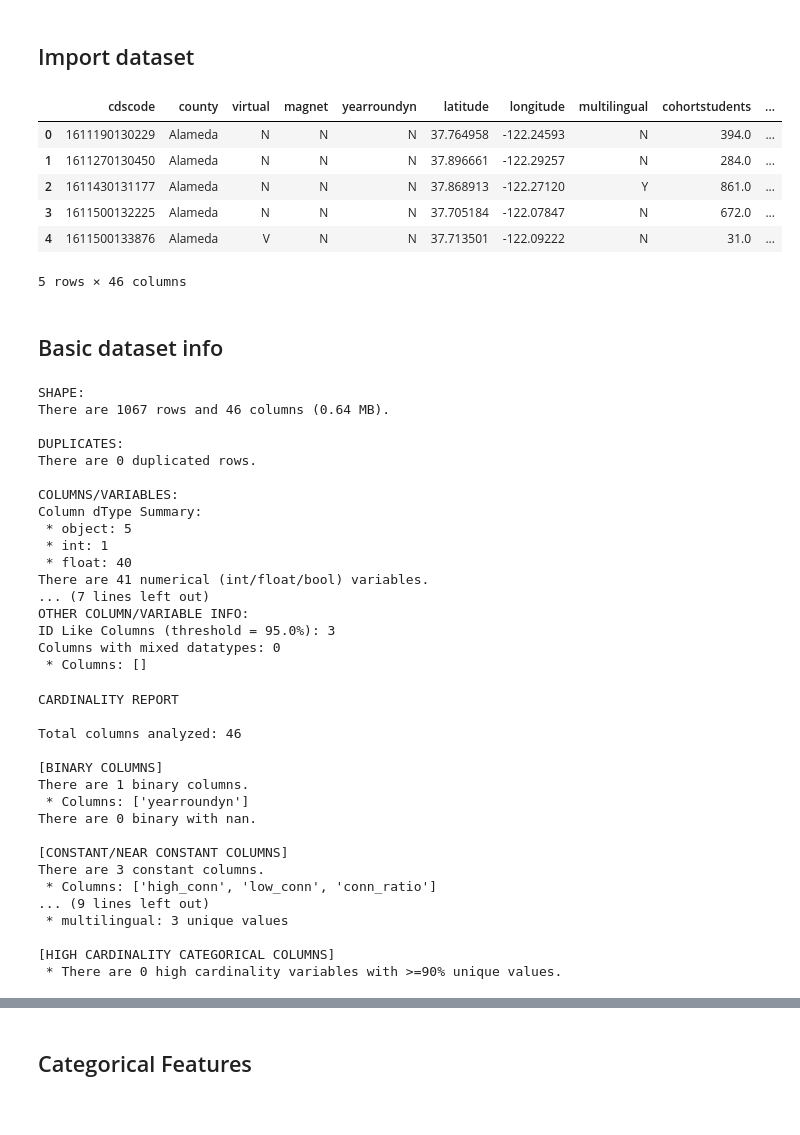
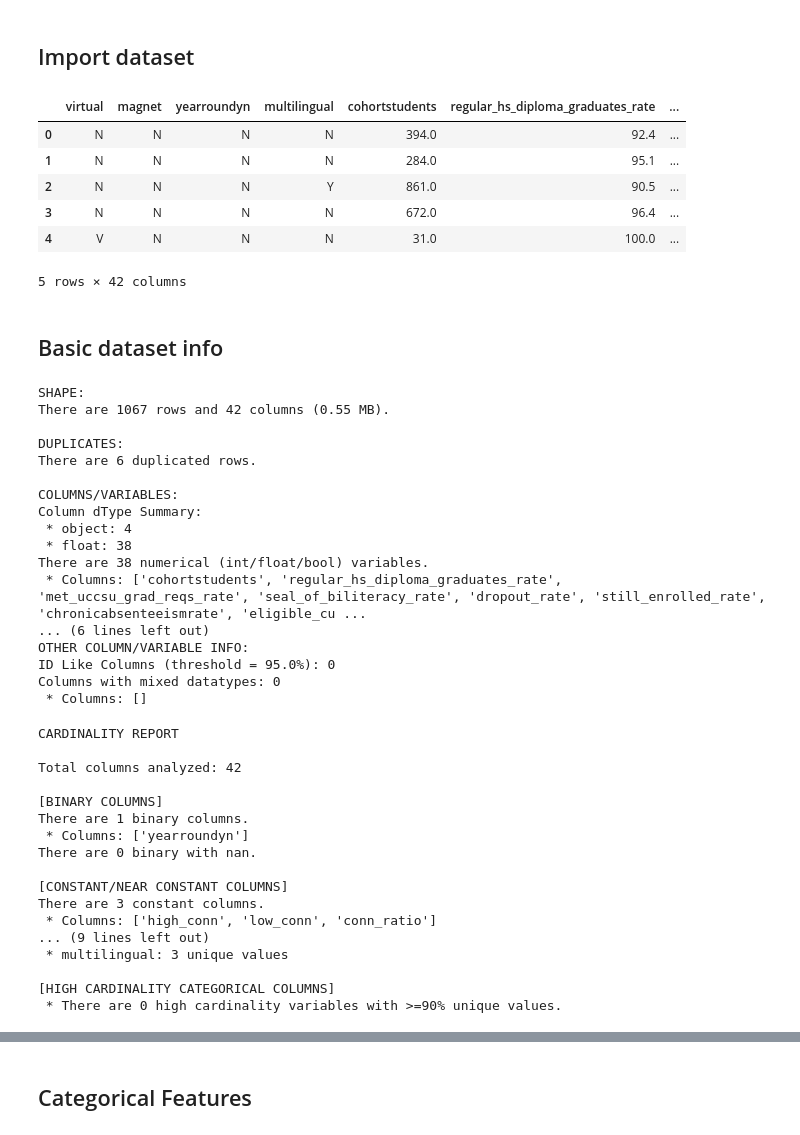
Before and after one commit to junclemente/ads599-capstone_project, a Jupyter notebook: library/02_data_exploration-univariate.ipynb, the cells around one changed output, grey strips where cells are left out. Drawn from its saved outputs; the diff is of its cells as text; code cells hidden in the pictures.

```diff
--- a/library/02_data_exploration-univariate.ipynb
+++ b/library/02_data_exploration-univariate.ipynb
@@ -38,37 +38,41 @@ from jcds import reports as jrep
 # %%
 data_folder = Path("../data")
 
 df = pd.read_pickle(data_folder / "ews_dataset.pkl")
 
+id_columns = ['cdscode', 'latitude', 'longitude', 'county']
+
+df = df.drop(columns=id_columns)
+
 df.head()
 # %% [output]
-|  | cdscode | county | virtual | magnet | yearroundyn | latitude | longitude | multilingual | cohortstudents | ... |
-| 0 | 1611190130229 | Alameda | N | N | N | 37.764958 | -122.24593 | N | 394.0 | ... |
-| 1 | 1611270130450 | Alameda | N | N | N | 37.896661 | -122.29257 | N | 284.0 | ... |
-| 2 | 1611430131177 | Alameda | N | N | N | 37.868913 | -122.27120 | Y | 861.0 | ... |
-| 3 | 1611500132225 | Alameda | N | N | N | 37.705184 | -122.07847 | N | 672.0 | ... |
-| 4 | 1611500133876 | Alameda | V | N | N | 37.713501 | -122.09222 | N | 31.0 | ... |
+|  | virtual | magnet | yearroundyn | multilingual | cohortstudents | regular_hs_diploma_graduates_rate | ... |
+| 0 | N | N | N | N | 394.0 | 92.4 | ... |
+| 1 | N | N | N | N | 284.0 | 95.1 | ... |
+| 2 | N | N | N | Y | 861.0 | 90.5 | ... |
+| 3 | N | N | N | N | 672.0 | 96.4 | ... |
+| 4 | V | N | N | N | 31.0 | 100.0 | ... |
-5 rows × 46 columns
+5 rows × 42 columns
 # %% [markdown]
 ## Basic dataset info
 # %%
 jrep.data_info(df, show_columns=True)
 # %% [output]
 SHAPE:
-There are 1067 rows and 46 columns (0.64 MB).
+There are 1067 rows and 42 columns (0.55 MB).
 
 DUPLICATES:
-There are 0 duplicated rows.
+There are 6 duplicated rows.
 
 COLUMNS/VARIABLES:
 Column dType Summary:
- * object: 5
- * int: 1
- * float: 40
-There are 41 numerical (int/float/bool) variables.
-... (7 lines left out)
+ * object: 4
+ * float: 38
+There are 38 numerical (int/float/bool) variables.
+ * Columns: ['cohortstudents', 'regular_hs_diploma_graduates_rate', 'met_uccsu_grad_reqs_rate', 'seal_of_biliteracy_rate', 'dropout_rate', 'still_enrolled_rate', 'chronicabsenteeismrate', 'eligible_cu ...
+... (6 lines left out)
 OTHER COLUMN/VARIABLE INFO:
-ID Like Columns (threshold = 95.0%): 3
+ID Like Columns (threshold = 95.0%): 0
 Columns with mixed datatypes: 0
  * Columns: []
 # %%
@@ -76,7 +80,7 @@ jrep.data_cardinality(df, show_columns=True)
 # %% [output]
 CARDINALITY REPORT
 
-Total columns analyzed: 46
+Total columns analyzed: 42
 
 [BINARY COLUMNS]
 There are 1 binary columns.
```
Also changed, not shown: parts of 14 cells of this notebook.
